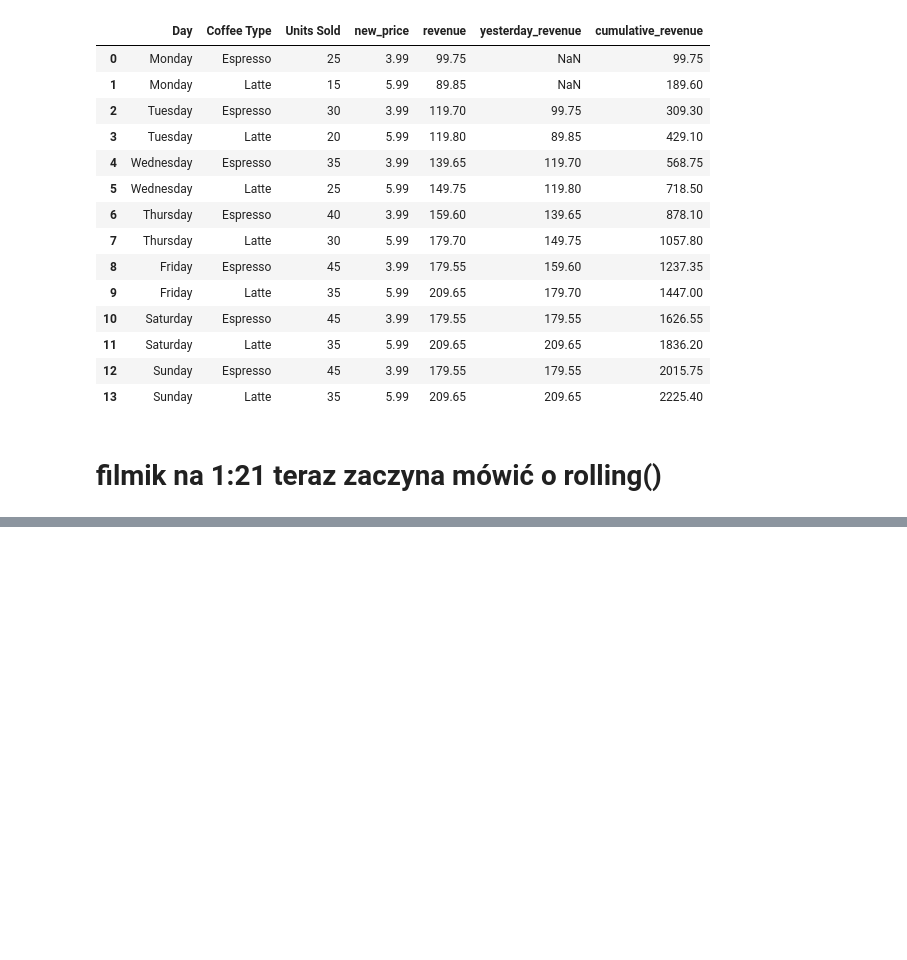
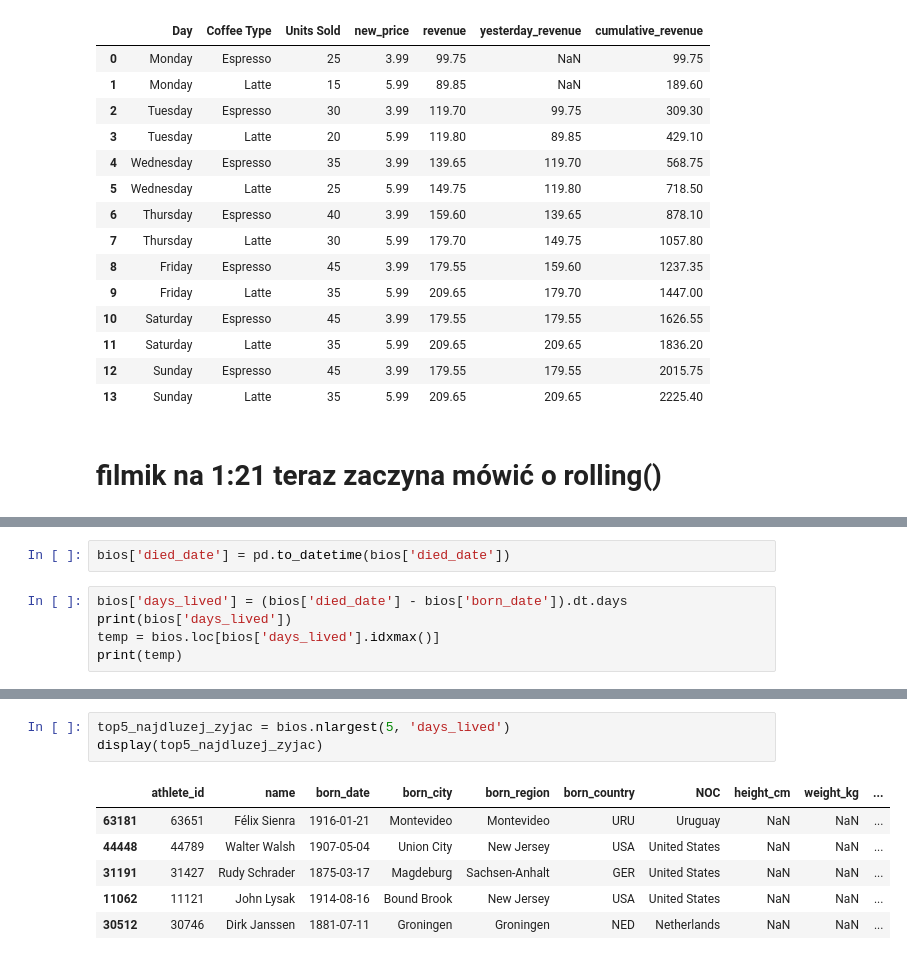
Before and after one commit to AleksandraJuras2000/Practice_Python, a Jupyter notebook: zad1.ipynb, the cells around one changed output, grey strips where cells are left out. Cells and saved outputs as stored; diff of their text form; blank space fills up the shorter version.

```diff
--- a/zad1.ipynb
+++ b/zad1.ipynb
@@ -1827,0 +1927,7 @@ coffee
+# %%
+bios['died_date'] = pd.to_datetime(bios['died_date'])
+# %%
+bios['days_lived'] = (bios['died_date'] - bios['born_date']).dt.days
+print(bios['days_lived'])
+temp = bios.loc[bios['days_lived'].idxmax()]
+print(temp)
@@ -1827,0 +1952,10 @@ coffee
+# %%
+top5_najdluzej_zyjac = bios.nlargest(5, 'days_lived')
+display(top5_najdluzej_zyjac)
+# %% [output]
+|  | athlete_id | name | born_date | born_city | born_region | born_country | NOC | height_cm | weight_kg | ... |
+| 63181 | 63651 | Félix Sienra | 1916-01-21 | Montevideo | Montevideo | URU | Uruguay | NaN | NaN | ... |
+| 44448 | 44789 | Walter Walsh | 1907-05-04 | Union City | New Jersey | USA | United States | NaN | NaN | ... |
+| 31191 | 31427 | Rudy Schrader | 1875-03-17 | Magdeburg | Sachsen-Anhalt | GER | United States | NaN | NaN | ... |
+| 11062 | 11121 | John Lysak | 1914-08-16 | Bound Brook | New Jersey | USA | United States | NaN | NaN | ... |
+| 30512 | 30746 | Dirk Janssen | 1881-07-11 | Groningen | Groningen | NED | Netherlands | NaN | NaN | ... |
```
Also changed, not shown: parts of 12 cells of this notebook.
